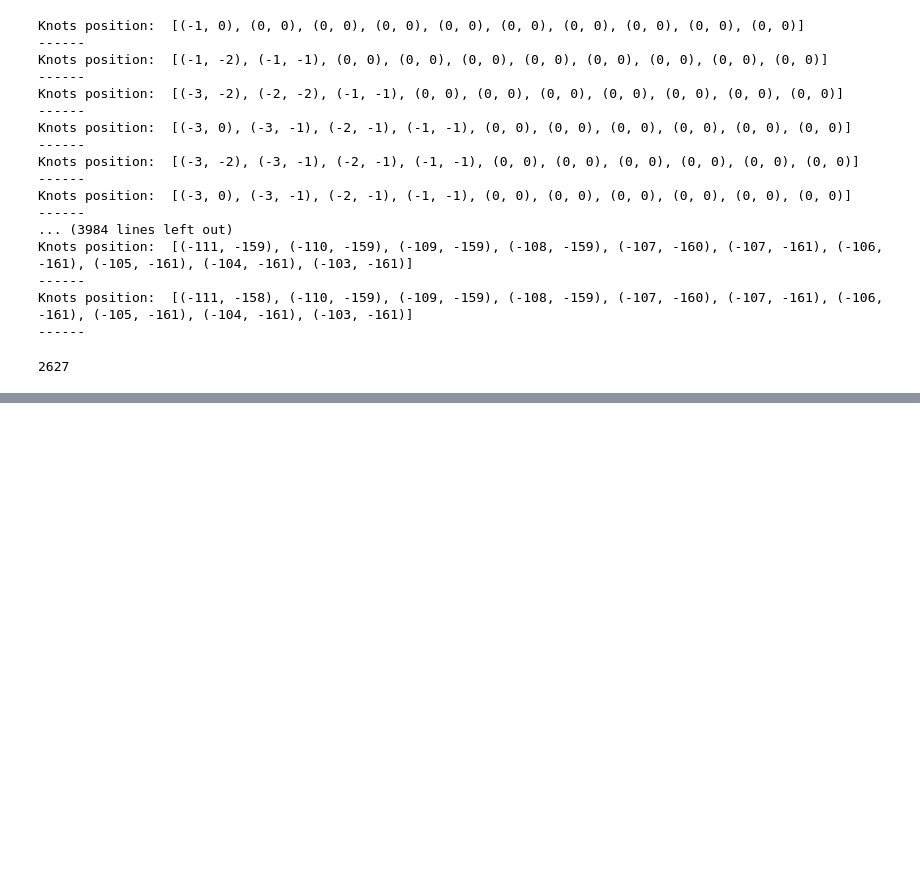
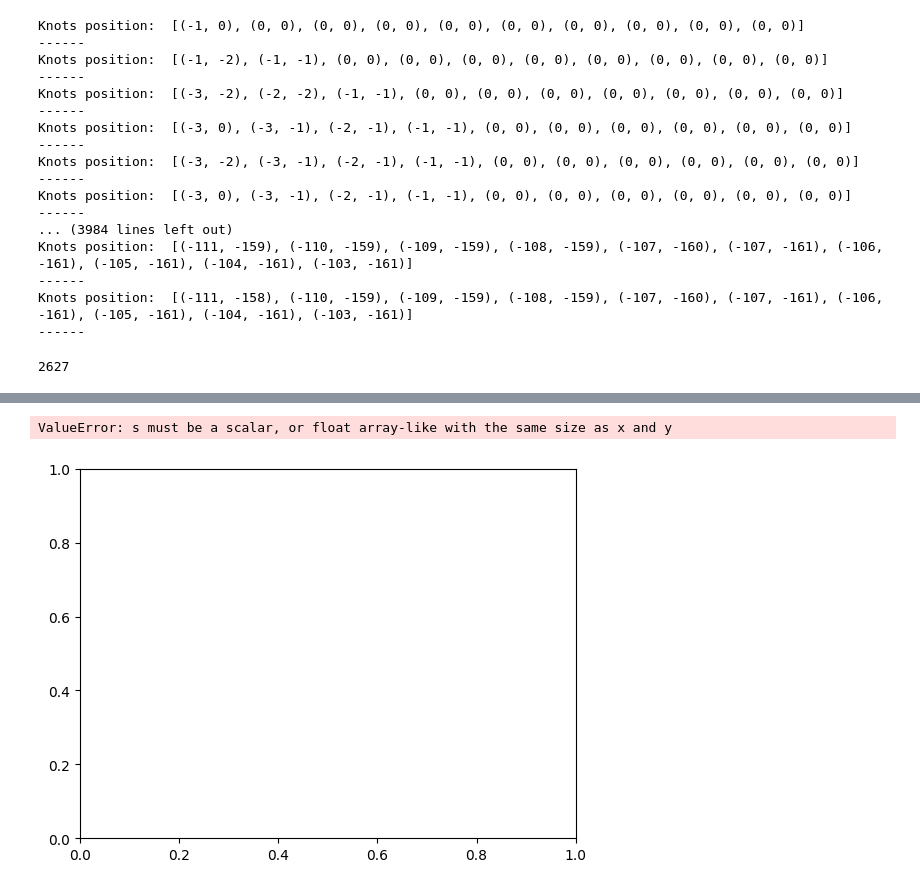
Before and after one commit to wfoschiera/AoC_2022, a Jupyter notebook: day 9/Day 9.ipynb, the cells around one changed output, grey strips where cells are left out. Cells and saved outputs as stored; diff of their text form; code cells hidden in the pictures; blank space fills up the shorter version.

Commit message:
plot of day 9 rope

```diff
--- a/day 9/Day 9.ipynb
+++ b/day 9/Day 9.ipynb
@@ -396,0 +432,14 @@ len(set(tail_tracking))
+# %%
+
+# The data are given as list of lists (2d list)
+data = np.array(tail_tracking)
+# Taking transpose
+x, y = data.T
+
+
+# plot our list in X,Y coordinates
+plt.scatter(x, y, 'r--')
+plt.show()
+# %% [output]
+ValueError: s must be a scalar, or float array-like with the same size as x and y
+[figure, added]
```
Also changed, not shown: parts of 6 cells of this notebook.
